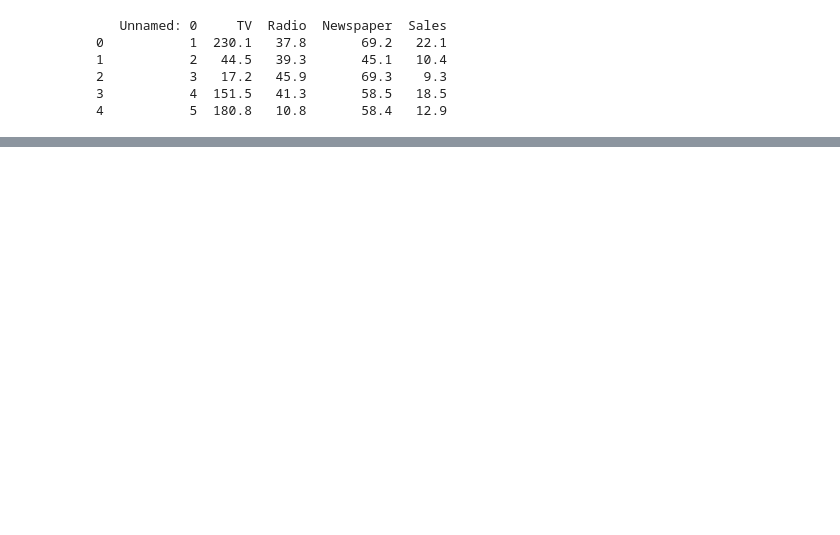
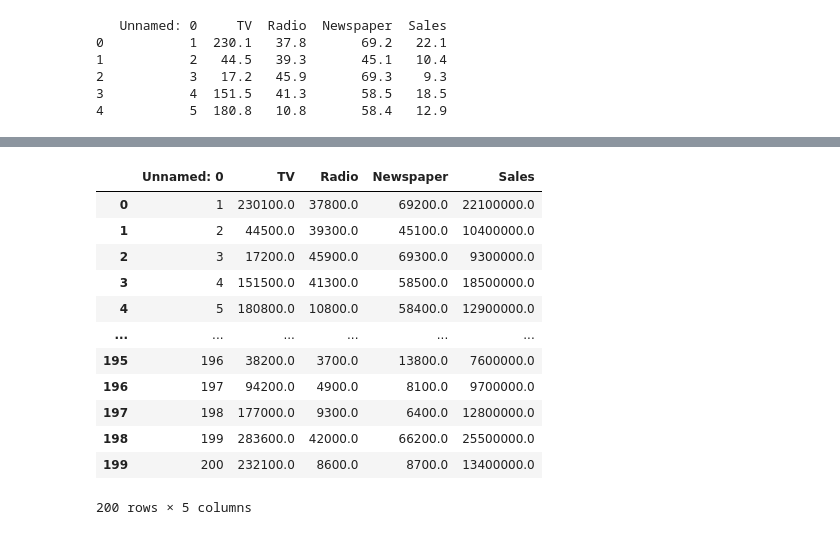
Before and after one commit to NituY/Sales-Prediction-In-Python, a Jupyter notebook: Task-2 Sales pred.ipynb, the cells around one changed output, grey strips where cells are left out. Saved outputs shown, nothing was run; the diff lists cells and outputs as text; code cells hidden in the pictures; blank space fills up the shorter version.

```diff
--- a/Task-2 Sales pred.ipynb
+++ b/Task-2 Sales pred.ipynb
@@ -29,0 +40,19 @@ LinearRegression()
+# %%
+df.Sales=df.Sales*1000000
+for i in ['TV', 'Radio', 'Newspaper']:
+    df[i] = df[i]*1000
+df
+# %% [output]
+|  | Unnamed: 0 | TV | Radio | Newspaper | Sales |
+| 0 | 1 | 230100.0 | 37800.0 | 69200.0 | 22100000.0 |
+| 1 | 2 | 44500.0 | 39300.0 | 45100.0 | 10400000.0 |
+| 2 | 3 | 17200.0 | 45900.0 | 69300.0 | 9300000.0 |
+| 3 | 4 | 151500.0 | 41300.0 | 58500.0 | 18500000.0 |
+| 4 | 5 | 180800.0 | 10800.0 | 58400.0 | 12900000.0 |
+| ... | ... | ... | ... | ... | ... |
+| 195 | 196 | 38200.0 | 3700.0 | 13800.0 | 7600000.0 |
+| 196 | 197 | 94200.0 | 4900.0 | 8100.0 | 9700000.0 |
+| 197 | 198 | 177000.0 | 9300.0 | 6400.0 | 12800000.0 |
+| 198 | 199 | 283600.0 | 42000.0 | 66200.0 | 25500000.0 |
+| 199 | 200 | 232100.0 | 8600.0 | 8700.0 | 13400000.0 |
+200 rows × 5 columns
```
Also changed, not shown: parts of 13 cells of this notebook.
